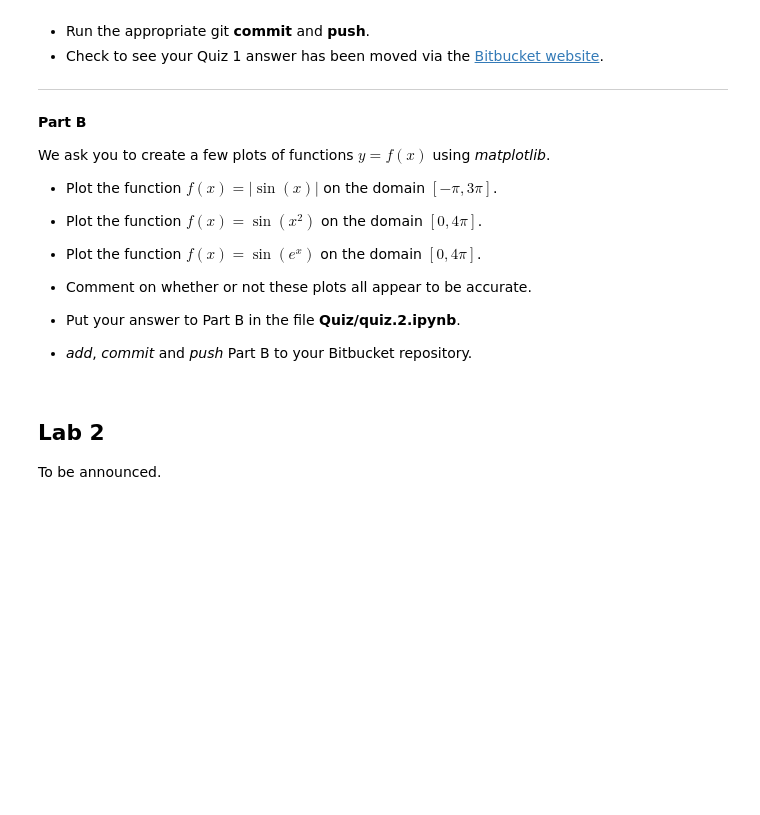
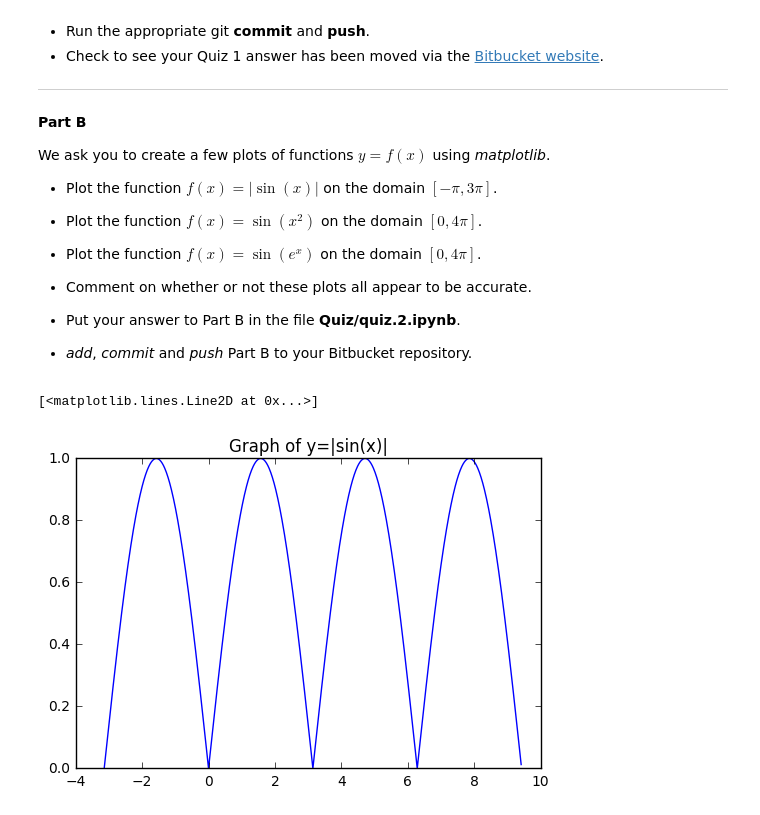
Before and after one commit to hannahraju/math-phys.248-2017, a Jupyter notebook: Week.5/Lab.ipynb, the cells around one changed output. Saved outputs shown, nothing was run; the diff lists cells and outputs as text; code cells hidden in the pictures; blank space fills up the shorter version.

Commit message:
Solutions to the quiz.
And description for Tuesday's lab.

```diff
--- a/Week.5/Lab.ipynb
+++ b/Week.5/Lab.ipynb
@@ -43,7 +43,20 @@ We ask you to create a few plots of functions $y=f(x)$ using *matplotlib*.
  - Put your answer to Part B in the file **Quiz/quiz.2.ipynb**.
 
  - *add*, *commit* and *push* Part B to your Bitbucket repository.
-# %% [markdown]
-## Lab 2
-
-To be announced.
+# %%
+## Solution to Part B of the quiz.
+
+import matplotlib.pyplot as plt
+import math as ma
+%matplotlib inline
+
+## plot of |sin(x)| on [-pi,3pi]
+npts = 1000
+
+x = [-ma.pi + (i/npts)*4*ma.pi for i in range(npts)]
+y = [abs(ma.sin(xi)) for xi in x]
+plt.title("Graph of y=|sin(x)|")
+plt.plot(x,y,'b-')
+# %% [output]
+[<matplotlib.lines.Line2D at 0x...>]
+[figure, added]
```
Also changed, not shown: parts of 6 cells of this notebook.
